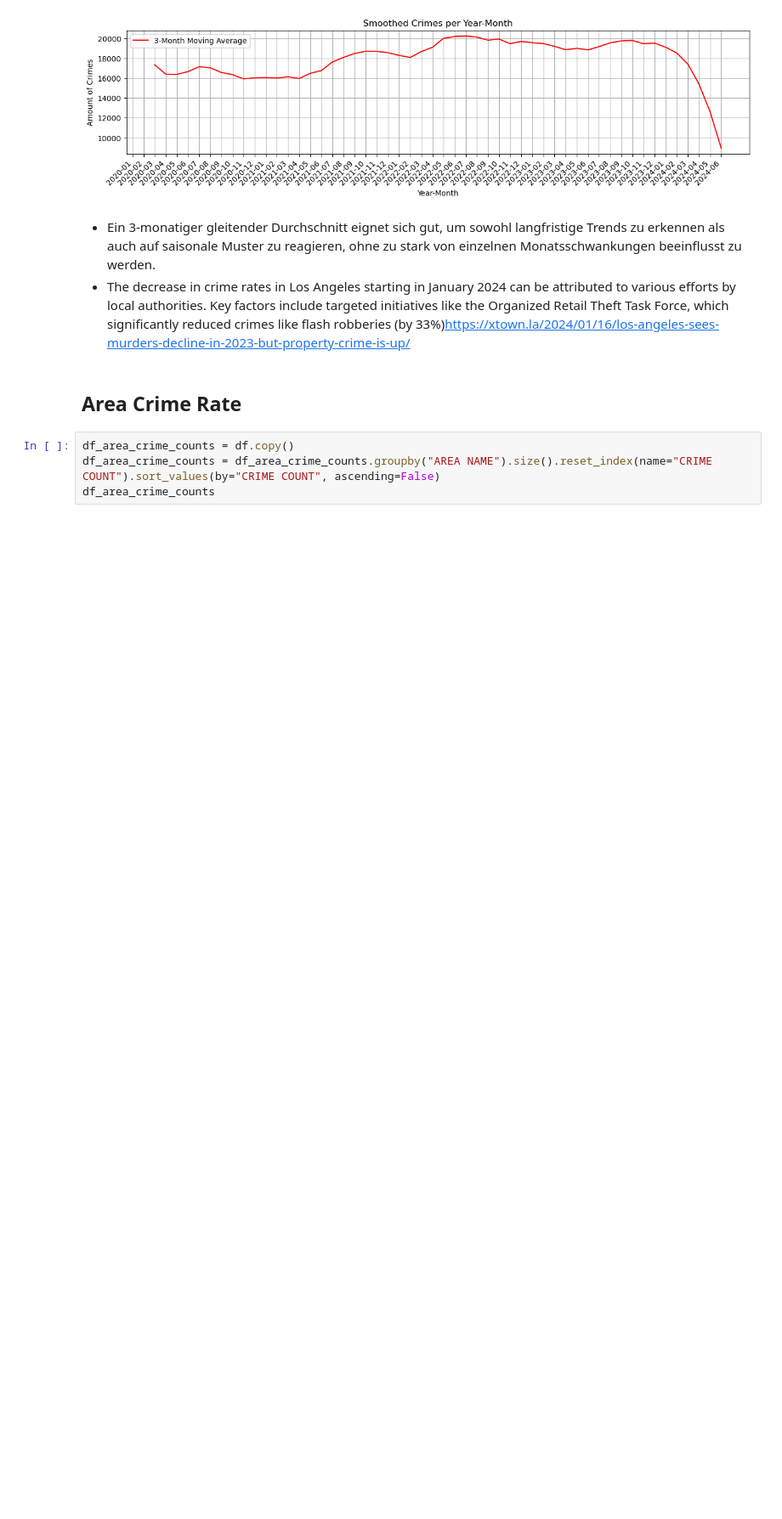
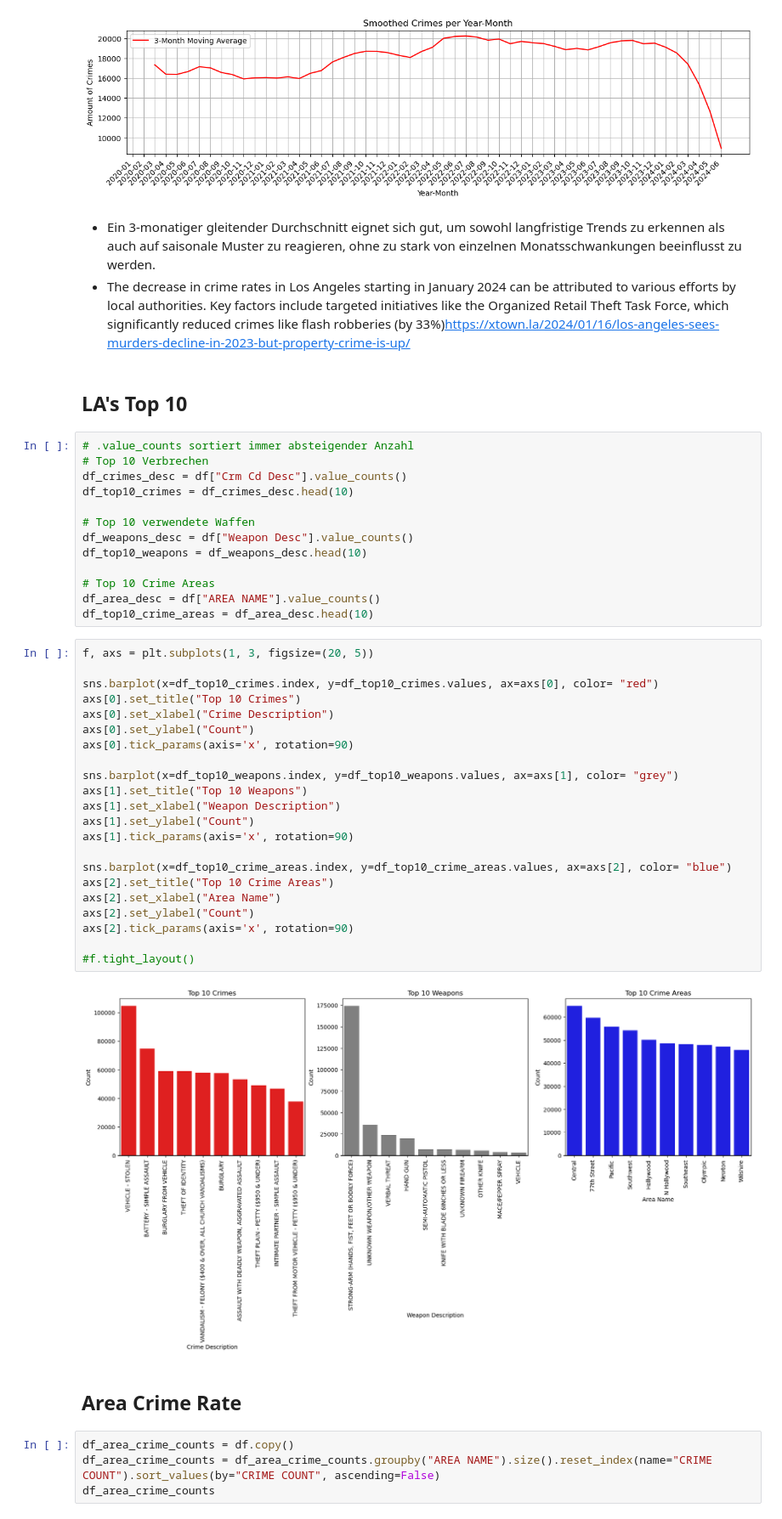
Before and after one commit to Baenji/DIP, a Jupyter notebook: crime.ipynb, the cells around one changed output. Shown: that part at 85% size. Saved outputs shown, nothing was run; the diff lists cells and outputs as text; blank space fills up the shorter version.

```diff
--- a/crime.ipynb
+++ b/crime.ipynb
@@ -103,4 +88,43 @@ plt.show()
 https://xtown.la/2024/01/16/los-angeles-sees-murders-decline-in-2023-but-property-crime-is-up/
+# %% [markdown]
+## LA's Top 10
+# %%
+# .value_counts sortiert immer absteigender Anzahl
+# Top 10 Verbrechen
+df_crimes_desc = df["Crm Cd Desc"].value_counts()
+df_top10_crimes = df_crimes_desc.head(10)
+
+# Top 10 verwendete Waffen
+df_weapons_desc = df["Weapon Desc"].value_counts()
+df_top10_weapons = df_weapons_desc.head(10)
+
+# Top 10 Crime Areas
+df_area_desc = df["AREA NAME"].value_counts()
+df_top10_crime_areas = df_area_desc.head(10)
+# %%
+f, axs = plt.subplots(1, 3, figsize=(20, 5))
+
+sns.barplot(x=df_top10_crimes.index, y=df_top10_crimes.values, ax=axs[0], color= "red")
+axs[0].set_title("Top 10 Crimes")
+axs[0].set_xlabel("Crime Description")
+axs[0].set_ylabel("Count")
+axs[0].tick_params(axis='x', rotation=90)
+
+sns.barplot(x=df_top10_weapons.index, y=df_top10_weapons.values, ax=axs[1], color= "grey")
+axs[1].set_title("Top 10 Weapons")
+axs[1].set_xlabel("Weapon Description")
+axs[1].set_ylabel("Count")
+axs[1].tick_params(axis='x', rotation=90)
+
+sns.barplot(x=df_top10_crime_areas.index, y=df_top10_crime_areas.values, ax=axs[2], color= "blue")
+axs[2].set_title("Top 10 Crime Areas")
+axs[2].set_xlabel("Area Name")
+axs[2].set_ylabel("Count")
+axs[2].tick_params(axis='x', rotation=90)
+
+#f.tight_layout()
+# %% [output]
+[figure, added]
 # %% [markdown]
 ## Area Crime Rate
 # %%
```
Also changed, not shown: parts of 12 cells of this notebook.
